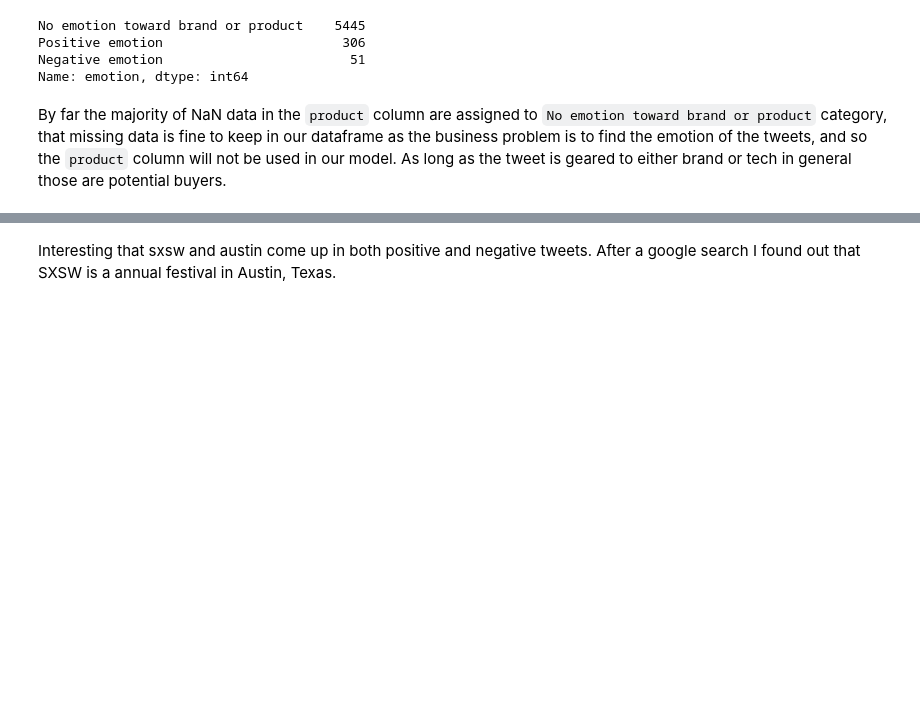
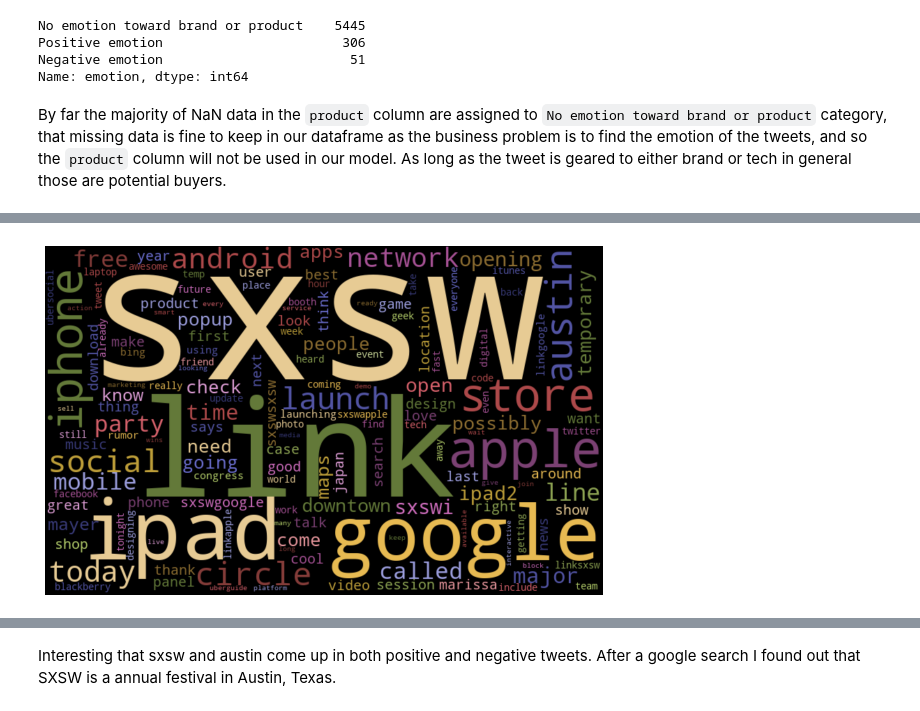
Before and after one commit to rachelfein/Twitter-Sentiment-Analysis, a Jupyter notebook: Twitter Sentiment Analysis.ipynb, the cells around one changed output, grey strips where cells are left out. Saved outputs shown, nothing was run; the diff lists cells and outputs as text; code cells hidden in the pictures; blank space fills up the shorter version.

```diff
--- a/Twitter Sentiment Analysis.ipynb
+++ b/Twitter Sentiment Analysis.ipynb
@@ -482,7 +171,0 @@ fdist.plot(30);
-# %%
-#building a wordcloud on the data from all tweets
-wordcloud = WordCloud(width=800, height=500, random_state=21, max_font_size=110, colormap='YlGn').generate(pos_sentiment_words)
-plt.figure(figsize=(10, 7))
-plt.imshow(wordcloud, interpolation='bilinear')
-plt.axis('off')
-plt.show()
@@ -510,0 +346,21 @@ plt.show()
+# %%
+# Prep to remove words with less than two characters, short words add distracting noise
+shortword = re.compile(r'\W*\b\w{1,3}\b')
+
+def cleaner(tweet):
+
+    tweet = re.sub(r'@[A-Za-z0-9]+','', str(tweet)) # removes @
+    tweet = re.sub(r'#', '', str(tweet)) # removes hashtag
+    tweet = re.sub(r'rt[\s]+','', str(tweet)) # removes RT
+    tweet = re.sub(r'https?:\/\/\S+', '', str(tweet)) # remove hyperlink in tweet
+    tweet = re.sub(r',', '', str(tweet)) # remove commas
+    tweet = shortword.sub('', str(tweet)) # remove short words
+    tweet = re.sub(r'[^\w\s]', '', str(tweet)) # removes punctuations
+
+    return tweet
+
+# Apply cleaner funtion to train set
+X_train["tweet_text"] = X_train["tweet_text"].apply(cleaner)
+
+# Double check tweets look as expected
+X_train.head(5)
@@ -510,0 +430,12 @@ plt.show()
+# %%
+# Building a wordcloud on the data from all tweets
+from wordcloud import WordCloud
+wordcloud = WordCloud(width=800, height=500, random_state=42,
+                      colormap='tab20b', collocations = False,
+                      max_words = 150).generate(sentiment_words)
+plt.figure(figsize=(10, 7))
+plt.imshow(wordcloud, interpolation='bilinear')
+plt.axis('off')
+plt.show()
+# %% [output]
+[figure, added]
```
Also changed, not shown: parts of 140 cells of this notebook, 1 other file.
